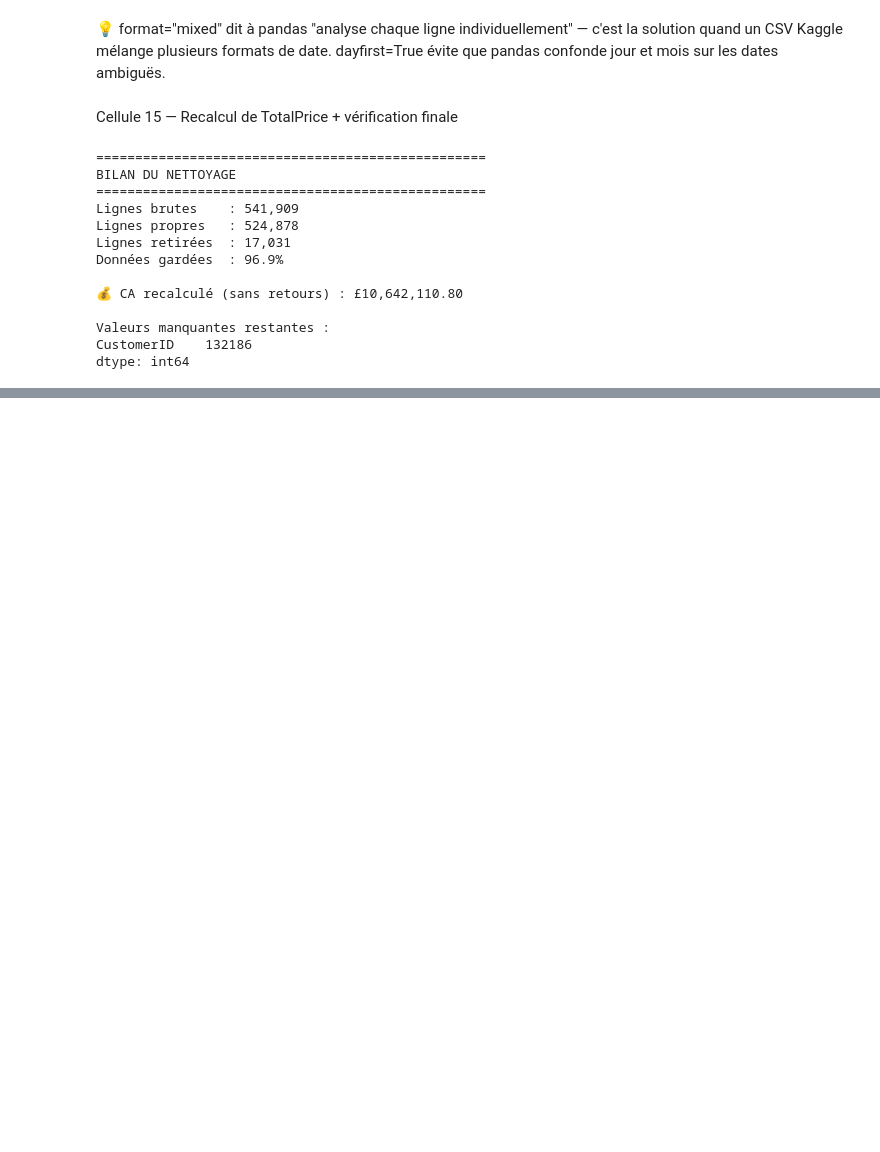
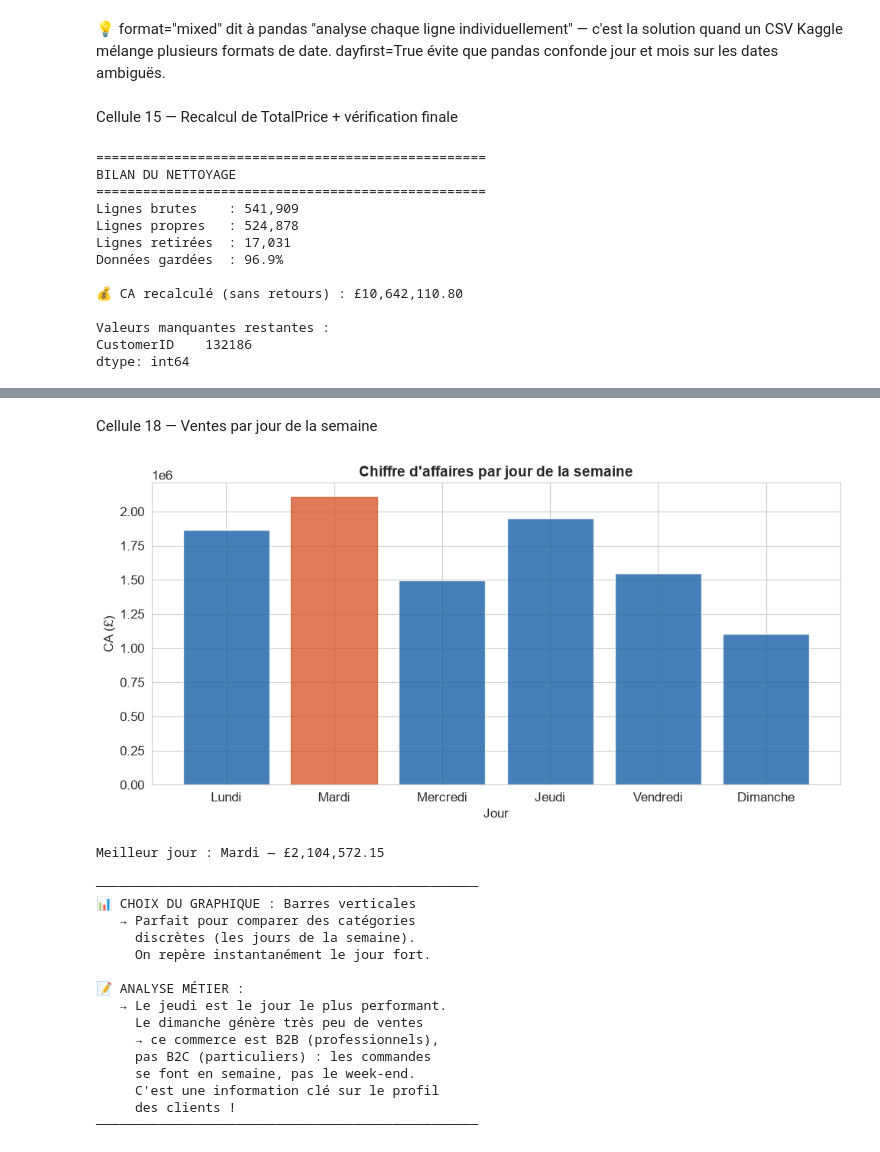
Before and after one commit to Fatima-Zahra37/Projet-vente-en-ligne_kaggle, a Jupyter notebook: notebooks/analyse.ipynb, the cells around one changed output, grey strips where cells are left out. Drawn from its saved outputs; the diff is of its cells as text; code cells hidden in the pictures; blank space fills up the shorter version.

```diff
--- a/notebooks/analyse.ipynb
+++ b/notebooks/analyse.ipynb
@@ -285,0 +400,54 @@ dtype: int64
+# %% [markdown]
+Cellule 18 — Ventes par jour de la semaine
+# %%
+ordre_jours = ["Monday","Tuesday","Wednesday","Thursday","Friday","Sunday"]
+ca_jour = df.groupby("Jour")["TotalPrice"].sum().reindex(ordre_jours)
+noms_fr = ["Lundi","Mardi","Mercredi","Jeudi","Vendredi","Dimanche"]
+
+plt.figure(figsize=(10, 5))
+bars = plt.bar(noms_fr, ca_jour.values, color="#185FA5", alpha=0.8)
+bars[ca_jour.values.argmax()].set_color("#D85A30")
+plt.title("Chiffre d'affaires par jour de la semaine", fontsize=14, fontweight="bold")
+plt.xlabel("Jour")
+plt.ylabel("CA (£)")
+plt.tight_layout()
+plt.show()
+
+print(f"Meilleur jour : {noms_fr[ca_jour.values.argmax()]} — £{ca_jour.max():,.2f}")
+
+print("""
+─────────────────────────────────────────────────
+📊 CHOIX DU GRAPHIQUE : Barres verticales
+   → Parfait pour comparer des catégories
+     discrètes (les jours de la semaine).
+     On repère instantanément le jour fort.
+
+📝 ANALYSE MÉTIER :
+   → Le jeudi est le jour le plus performant.
+     Le dimanche génère très peu de ventes
+     → ce commerce est B2B (professionnels),
+     pas B2C (particuliers) : les commandes
+     se font en semaine, pas le week-end.
+     C'est une information clé sur le profil
+     des clients !
+─────────────────────────────────────────────────
+""")
+# %% [output]
+[figure, added]
+Meilleur jour : Mardi — £2,104,572.15
+
+─────────────────────────────────────────────────
+📊 CHOIX DU GRAPHIQUE : Barres verticales
+   → Parfait pour comparer des catégories
+     discrètes (les jours de la semaine).
+     On repère instantanément le jour fort.
+
+📝 ANALYSE MÉTIER :
+   → Le jeudi est le jour le plus performant.
+     Le dimanche génère très peu de ventes
+     → ce commerce est B2B (professionnels),
+     pas B2C (particuliers) : les commandes
+     se font en semaine, pas le week-end.
+     C'est une information clé sur le profil
+     des clients !
+─────────────────────────────────────────────────
```
Also changed, not shown: parts of 6 cells of this notebook.
